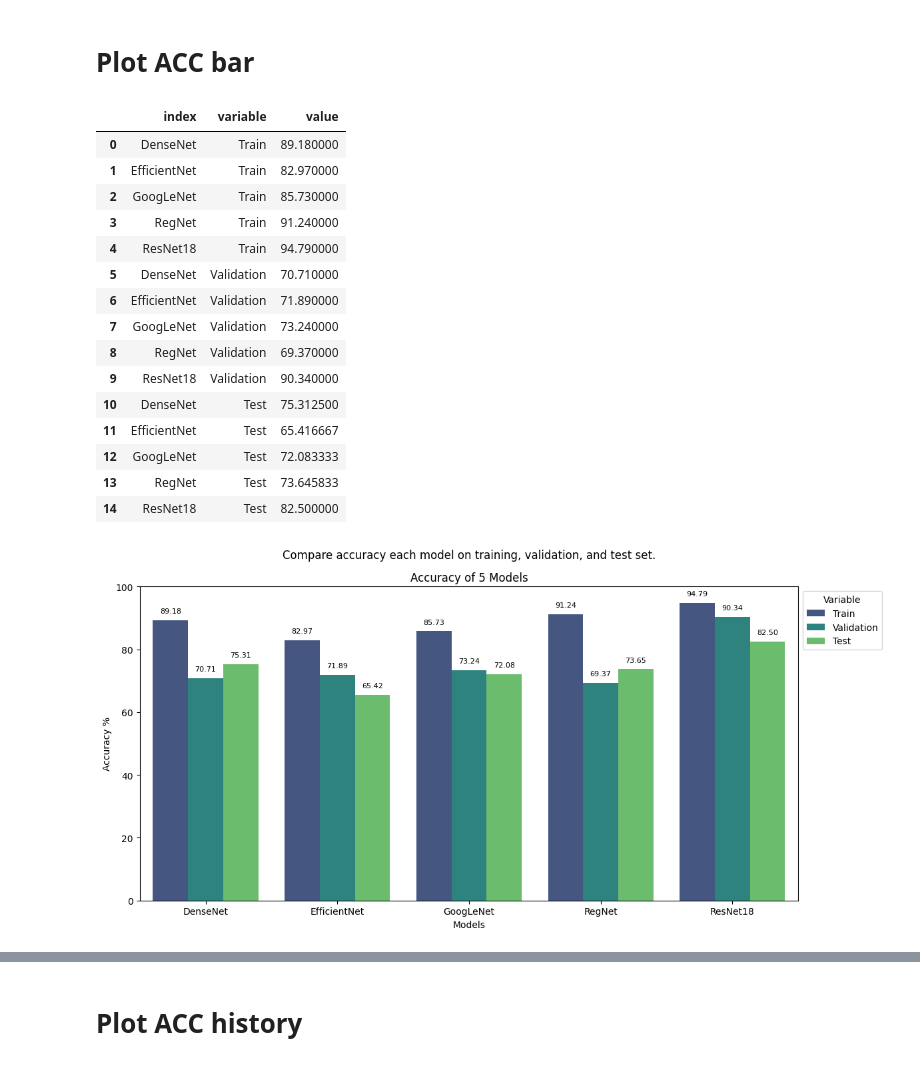
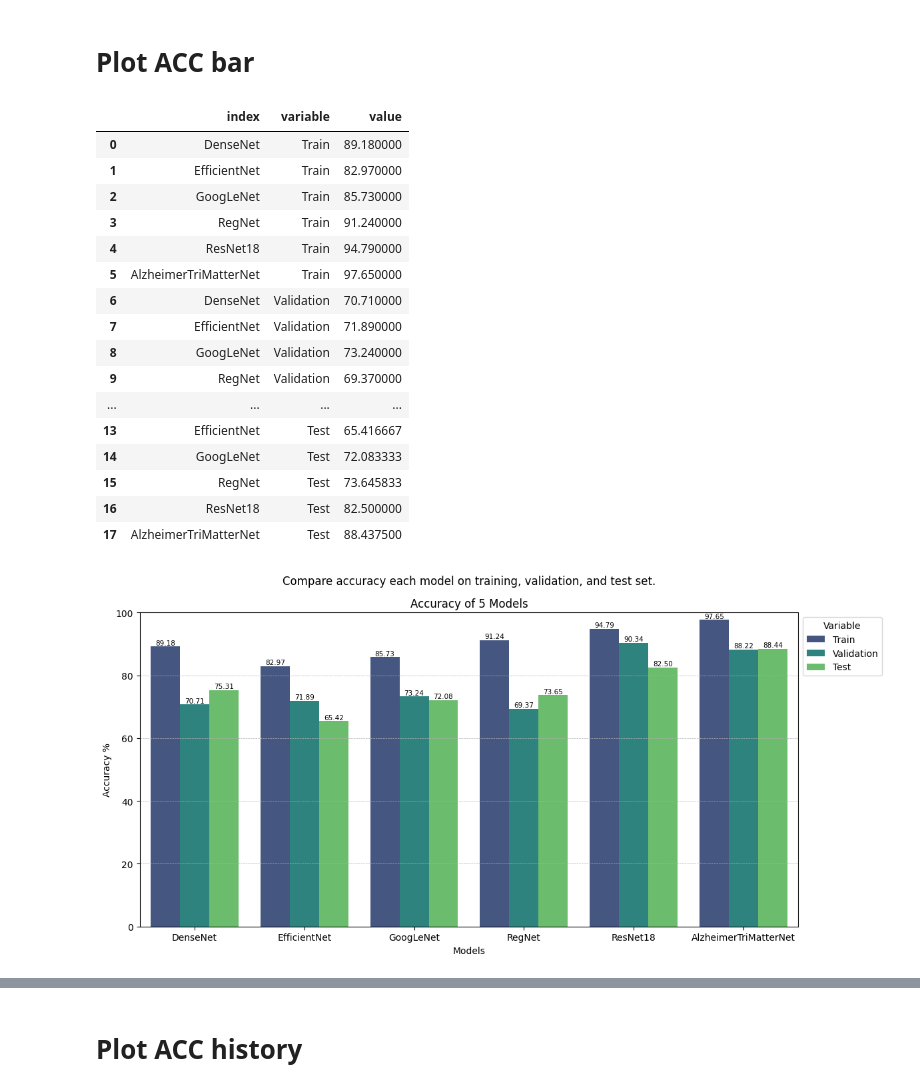
Before and after one commit to Mahmimi/Alzheimer, a Jupyter notebook: splitmatter/compare_eff.ipynb, the cells around one changed output, grey strips where cells are left out. Cells and saved outputs as stored; diff of their text form; code cells hidden in the pictures.

```diff
--- a/splitmatter/compare_eff.ipynb
+++ b/splitmatter/compare_eff.ipynb
@@ -12,3 +17,5 @@ dir
+# %%
+dir = dir[1:] + dir[:1]
 # %%
 data = {}
 for model in dir:
@@ -38,16 +45,17 @@ plot_result_df
 | 2 | GoogLeNet | Train | 85.730000 |
 | 3 | RegNet | Train | 91.240000 |
 | 4 | ResNet18 | Train | 94.790000 |
-| 5 | DenseNet | Validation | 70.710000 |
-| 6 | EfficientNet | Validation | 71.890000 |
-| 7 | GoogLeNet | Validation | 73.240000 |
-| 8 | RegNet | Validation | 69.370000 |
-| 9 | ResNet18 | Validation | 90.340000 |
-| 10 | DenseNet | Test | 75.312500 |
-| 11 | EfficientNet | Test | 65.416667 |
-| 12 | GoogLeNet | Test | 72.083333 |
-| 13 | RegNet | Test | 73.645833 |
-| 14 | ResNet18 | Test | 82.500000 |
+| 5 | AlzheimerTriMatterNet | Train | 97.650000 |
+| 6 | DenseNet | Validation | 70.710000 |
+| 7 | EfficientNet | Validation | 71.890000 |
+| 8 | GoogLeNet | Validation | 73.240000 |
+| 9 | RegNet | Validation | 69.370000 |
+| ... | ... | ... | ... |
+| 13 | EfficientNet | Test | 65.416667 |
+| 14 | GoogLeNet | Test | 72.083333 |
+| 15 | RegNet | Test | 73.645833 |
+| 16 | ResNet18 | Test | 82.500000 |
+| 17 | AlzheimerTriMatterNet | Test | 88.437500 |
 # %%
 import plotly.express as px
 import plotly.graph_objects as go
@@ -85,35 +93,36 @@ import seaborn as sns
 import matplotlib.pyplot as plt
 
 # Assuming your DataFrame is named df
 plt.figure(figsize=(12, 6))
 
 # Use Seaborn's barplot function
 sns.barplot(data=plot_result_df, x="index", y="value", hue="variable", palette="viridis")
 
 # Add value annotations on top of each bar
 for p in plt.gca().patches:
     plt.gca().annotate(f'{p.get_height():.2f}', (p.get_x() + p.get_width() / 2., p.get_height()),
-                       ha='center', va='center', xytext=(0, 10), textcoords='offset points', fontsize=8)
+                       ha='center', va='center', xytext=(0, 4), textcoords='offset points', fontsize=7.5)
 
 plt.title("Accuracy of 5 Models")
 plt.xlabel("Models")
 plt.ylabel("Accuracy %")
 plt.ylim(0, 100)
 
 plt.legend(title="Variable", loc="upper left", bbox_to_anchor=(1, 1))
 
 plt.annotate(
     "Compare accuracy each model on training, validation, and test set.",
     xy=(0.5, 1.1),
     xycoords="axes fraction",
     ha="center",
     va="center",
     fontsize=12,
 )
+plt.grid(axis='y', linestyle='--', linewidth=0.5)
 plt.tight_layout()
 plt.show()
 # %% [output]
-[figure, old version]
+[figure, new version]
 # %%
 import matplotlib.pyplot as plt
 import numpy as np
```
Also changed, not shown: parts of 4 cells of this notebook, 4 other files.
